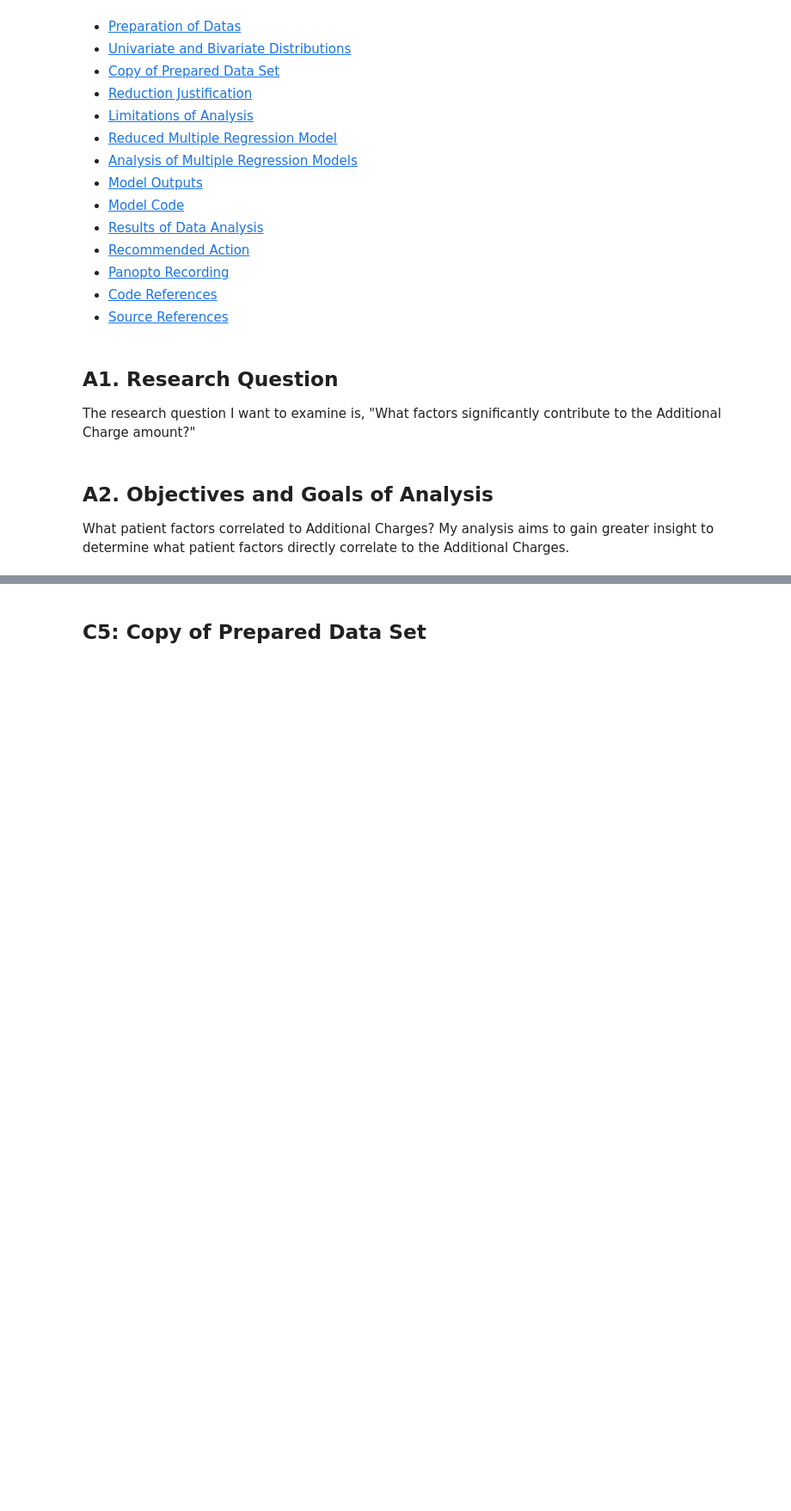
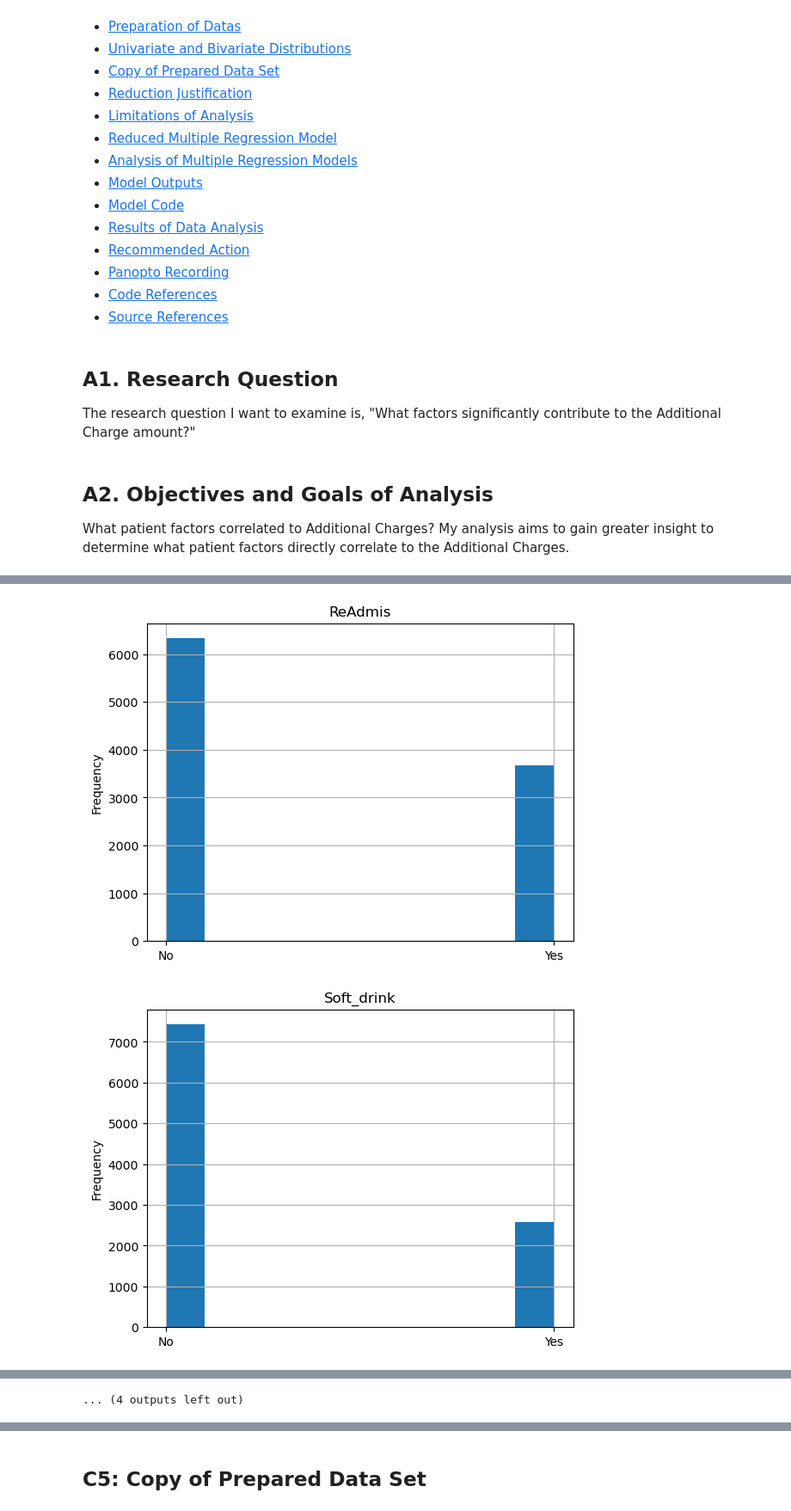
Before and after one commit to BakeUpSolutions/WGU_MSDA_Portfolio, a Jupyter notebook: D208/D208task1-BBAKER.ipynb, the cells around one changed output, grey strips where cells are left out. Shown at 86% size. Saved outputs shown, nothing was run; the diff lists cells and outputs as text; code cells hidden in the pictures; blank space fills up the shorter version.

```diff
--- a/D208/D208task1-BBAKER.ipynb
+++ b/D208/D208task1-BBAKER.ipynb
@@ -104,0 +238,5 @@ Placeholder
+# %%
+#Creating Qualitative Subset of dataframe
+qualitative_cols = df.select_dtypes(exclude = ['float64', 'int64'])
+qualitative_cols= qualitative_cols.drop(columns=['Customer_id','Interaction', 'UID'], axis=1)
+print(qualitative_cols.columns)
@@ -104,0 +375,14 @@ Placeholder
+# %%
+#[In-Text Citation: (GeeksforGeeks, 2022).]
+col_to_drop = ['City', 'State', 'County', 'Zip',
+       'Area', 'TimeZone', 'Job', 'Marital', 'Gender']
+
+independent_targets_cat = qualitative_cols.drop(columns=col_to_drop)
+for independent in independent_targets_cat.columns:
+    df[independent].hist()
+    plt.title(independent)
+    plt.ylabel("Frequency")
+    plt.show()
+# %% [output]
+[figure, added]
+[figure, added]
@@ -104,0 +399 @@ Placeholder
+... (4 outputs left out)
```
Also changed, not shown: parts of 68 cells of this notebook.
